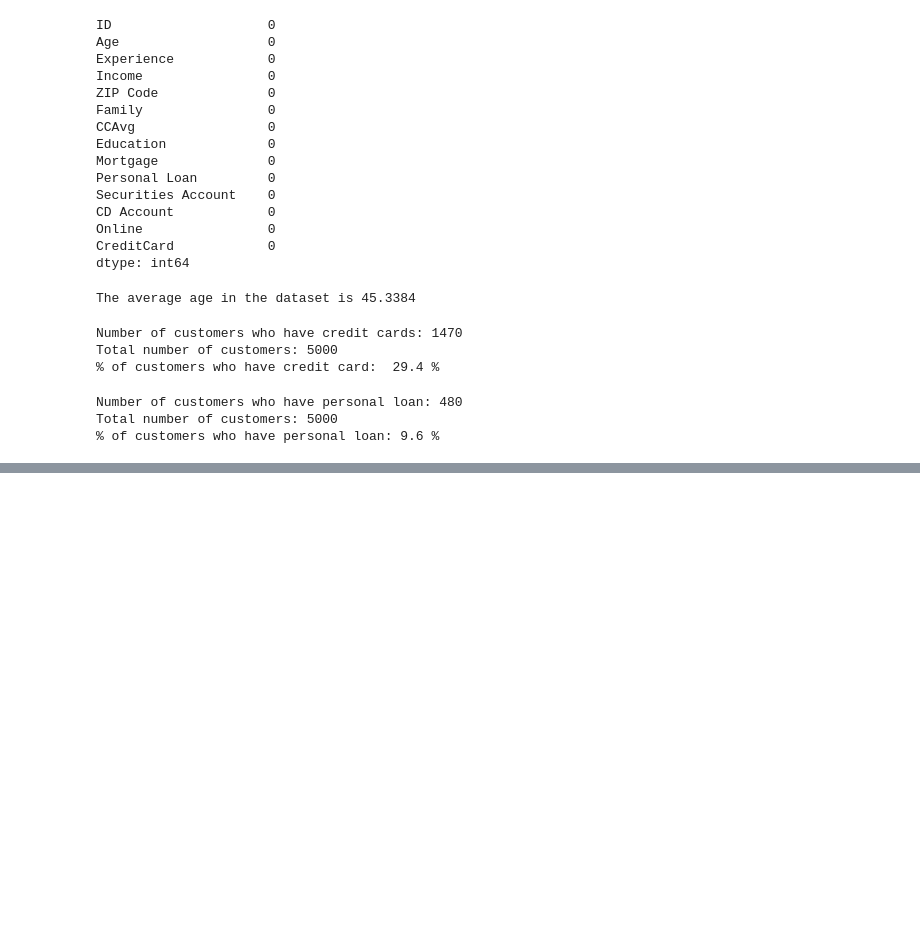
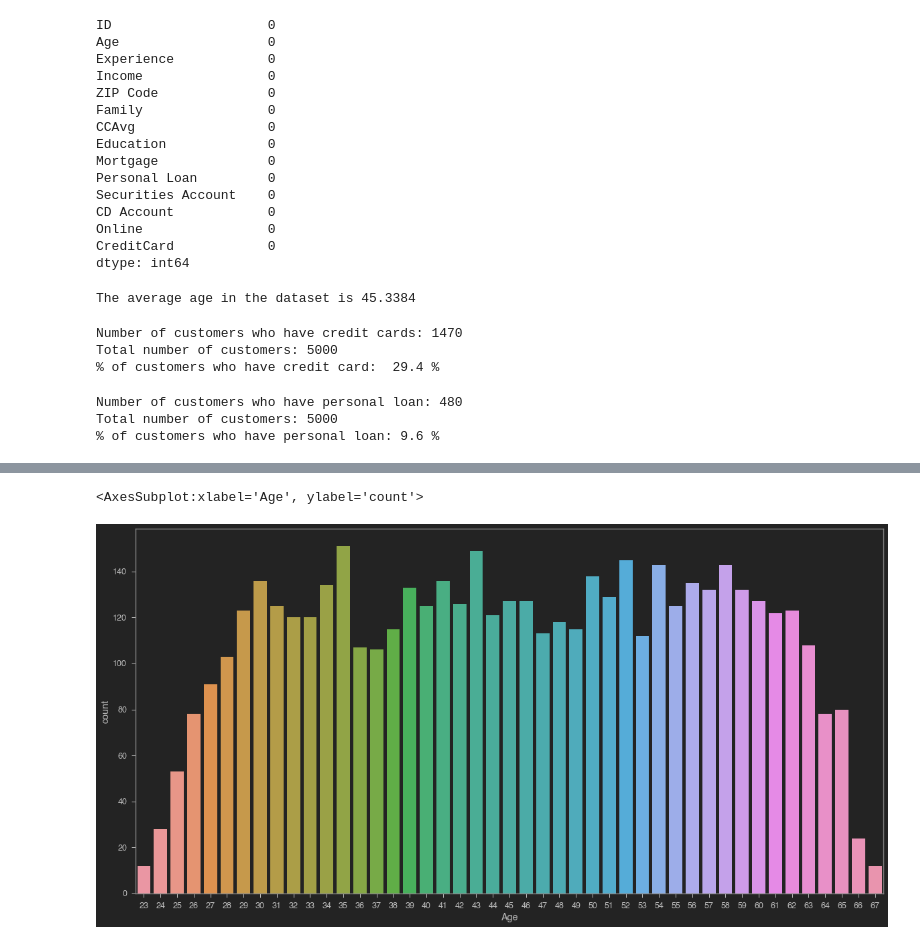
Before and after one commit to zacharyvunguyen/Bank_Loan_Approval_Using_Artificial_Neural_Nets, a Jupyter notebook: notebook/Bank Loan Approval Solution.ipynb, the cells around one changed output, grey strips where cells are left out. Saved outputs shown, nothing was run; the diff lists cells and outputs as text; code cells hidden in the pictures; blank space fills up the shorter version.

```diff
--- a/notebook/Bank Loan Approval Solution.ipynb
+++ b/notebook/Bank Loan Approval Solution.ipynb
@@ -162,0 +180,8 @@ Total number of customers: 5000
+# %%
+# Visualize Age
+# Uniform distribution between 30-60 years
+plt.figure(figsize=(20,10))
+sns.countplot(bank_df['Age'])
+# %% [output]
+<AxesSubplot:xlabel='Age', ylabel='count'>
+[figure, added]
```
Also changed, not shown: parts of 17 cells of this notebook, 14 other files.
